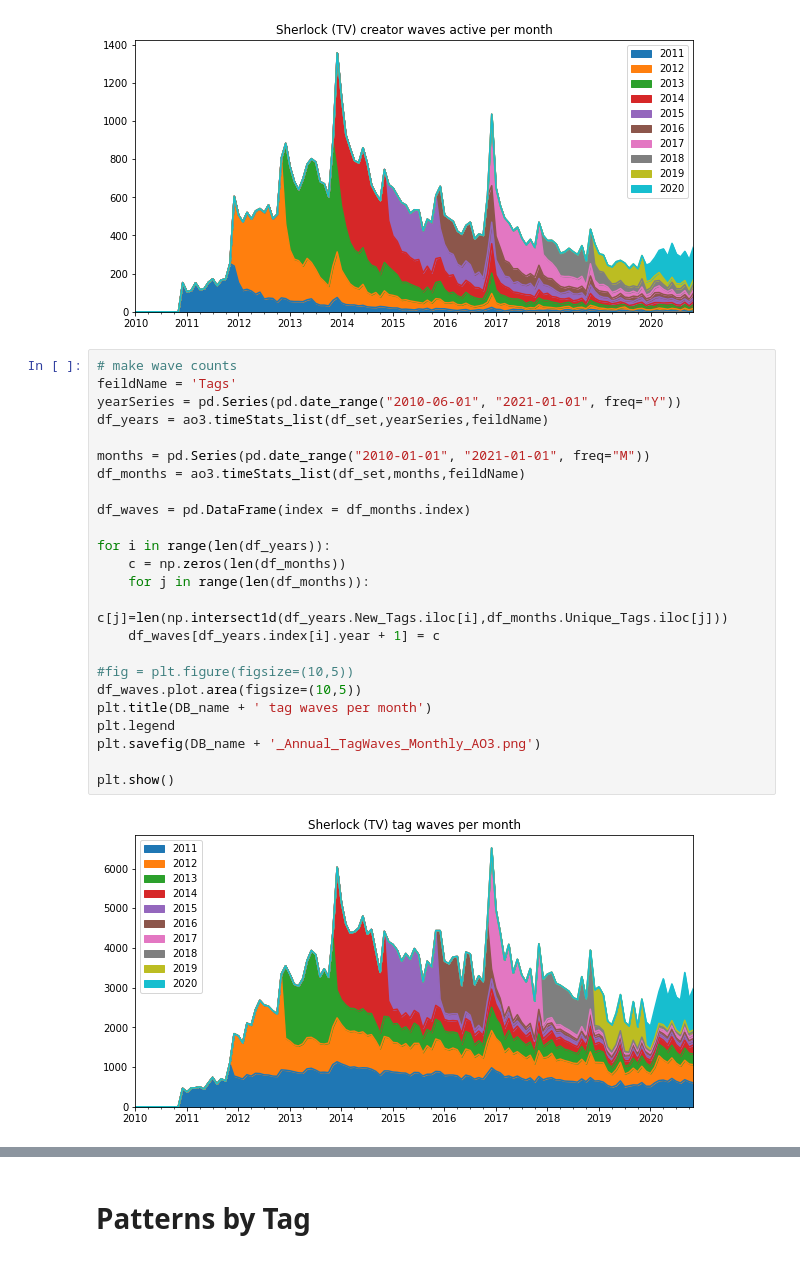
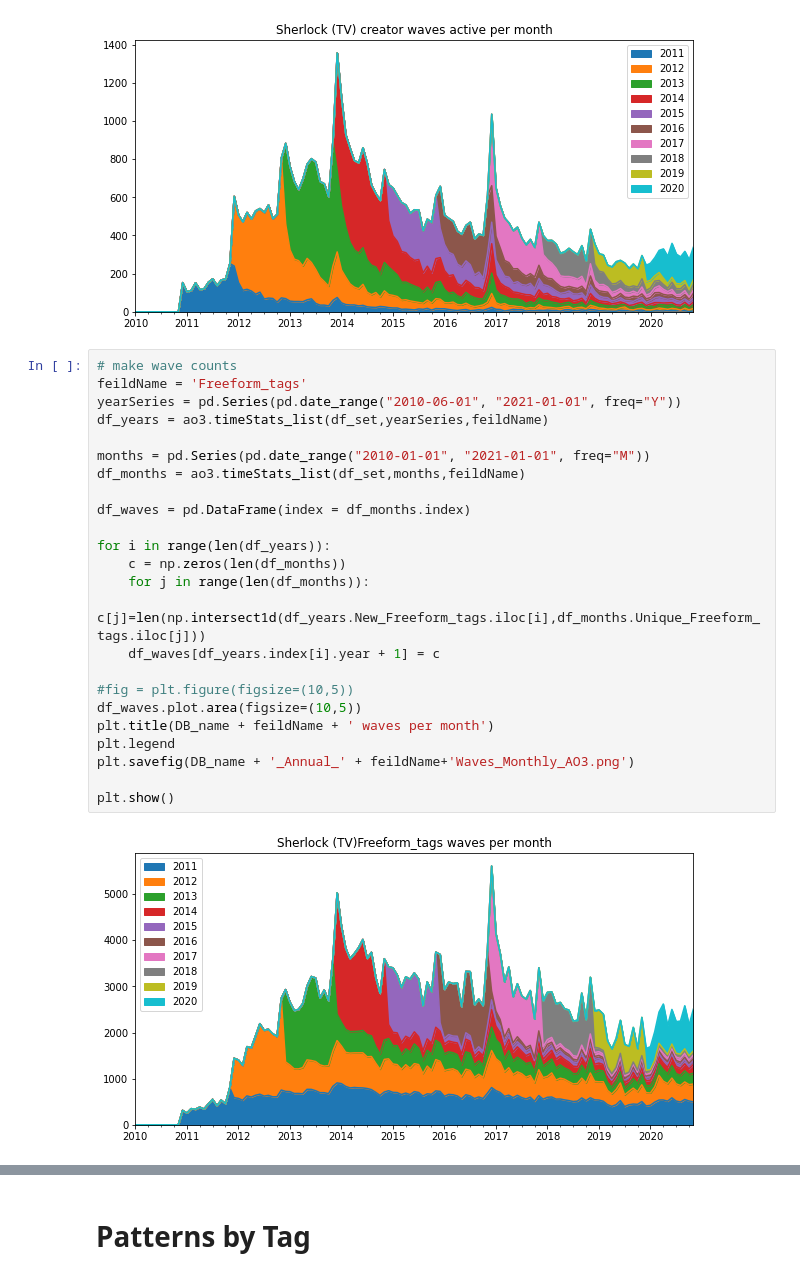
Before and after one commit to finn42/ao3mine, a Jupyter notebook: Analysis_Demo.ipynb, the cells around one changed output, grey strips where cells are left out. Drawn from its saved outputs; the diff is of its cells as text.

Commit message:
updated freeform tags analysis

```diff
--- a/Analysis_Demo.ipynb
+++ b/Analysis_Demo.ipynb
@@ -266,28 +262,28 @@ plt.show()
 [figure]
 # %%
 # make wave counts
-feildName = 'Tags'
+feildName = 'Freeform_tags'
 yearSeries = pd.Series(pd.date_range("2010-06-01", "2021-01-01", freq="Y"))
 df_years = ao3.timeStats_list(df_set,yearSeries,feildName)
 
 months = pd.Series(pd.date_range("2010-01-01", "2021-01-01", freq="M"))
 df_months = ao3.timeStats_list(df_set,months,feildName)
 
 df_waves = pd.DataFrame(index = df_months.index)
 
 for i in range(len(df_years)):
     c = np.zeros(len(df_months))
     for j in range(len(df_months)):
-        c[j]=len(np.intersect1d(df_years.New_Tags.iloc[i],df_months.Unique_Tags.iloc[j]))
+        c[j]=len(np.intersect1d(df_years.New_Freeform_tags.iloc[i],df_months.Unique_Freeform_tags.iloc[j]))
     df_waves[df_years.index[i].year + 1] = c
 
 #fig = plt.figure(figsize=(10,5))
 df_waves.plot.area(figsize=(10,5))
-plt.title(DB_name + ' tag waves per month')
+plt.title(DB_name + feildName + ' waves per month')
 plt.legend
-plt.savefig(DB_name + '_Annual_TagWaves_Monthly_AO3.png')
+plt.savefig(DB_name + '_Annual_' + feildName+'Waves_Monthly_AO3.png')
 
 plt.show()
 # %% [output]
-[figure, old version]
+[figure, new version]
 # %%
```
Also changed, not shown: parts of 4 cells of this notebook.
